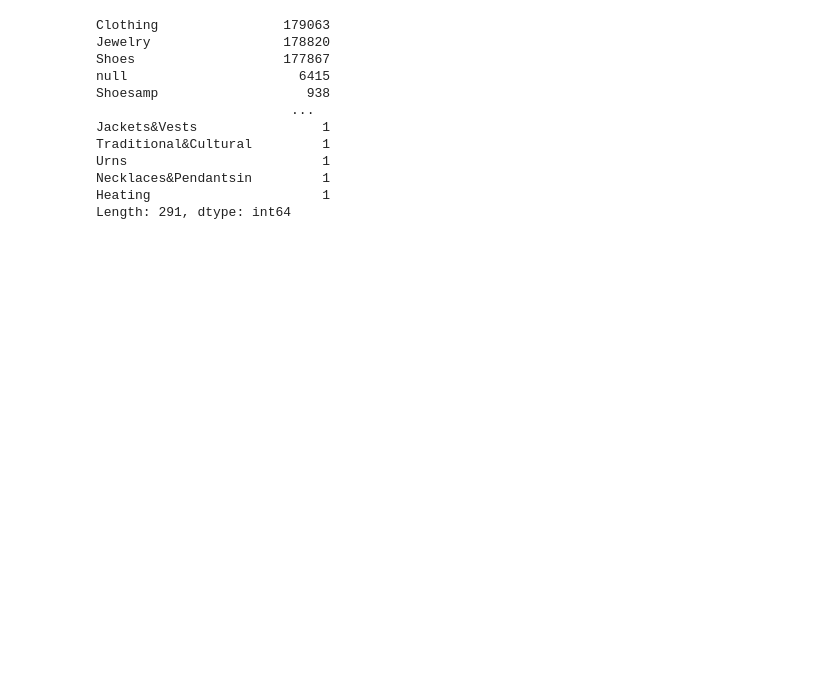
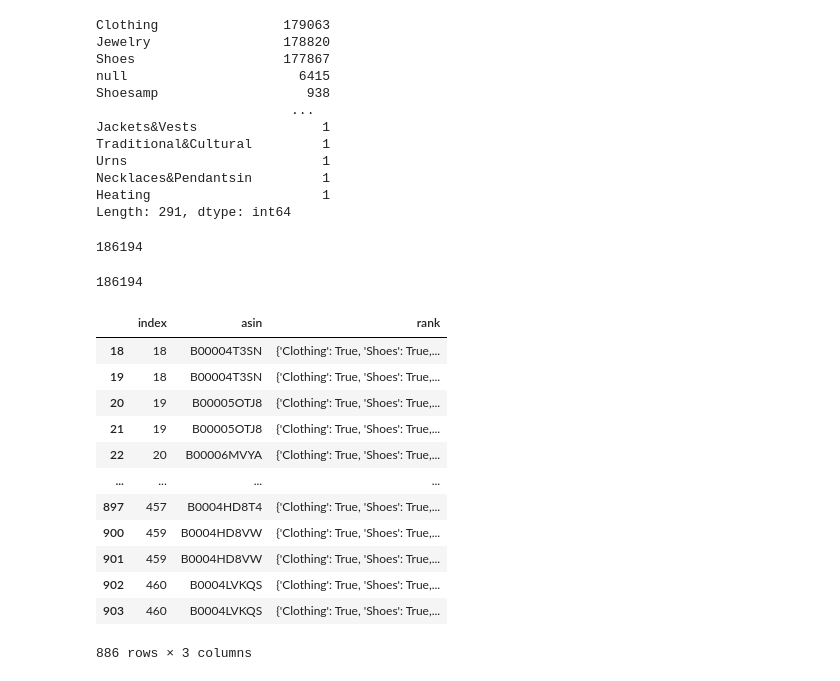
Before and after one commit to jinseo-ok/Graph-Seminar, a Jupyter notebook: Code/Untitled.ipynb, the cells around one changed output. Drawn from its saved outputs; the diff is of its cells as text; code cells hidden in the pictures; blank space fills up the shorter version.

```diff
--- a/Code/Untitled.ipynb
+++ b/Code/Untitled.ipynb
@@ -279,0 +290,24 @@ Length: 291, dtype: int64
+# %%
+pd.Series(temp).nunique()
+# %% [output]
+186194
+# %%
+item['asin'].nunique()
+# %% [output]
+186194
+# %%
+item.loc[item['asin'].duplicated(keep = False)].sort_values('asin')
+# %% [output]
+|  | index | asin | rank |
+| 18 | 18 | B00004T3SN | {'Clothing': True, 'Shoes': True,... |
+| 19 | 18 | B00004T3SN | {'Clothing': True, 'Shoes': True,... |
+| 20 | 19 | B00005OTJ8 | {'Clothing': True, 'Shoes': True,... |
+| 21 | 19 | B00005OTJ8 | {'Clothing': True, 'Shoes': True,... |
+| 22 | 20 | B00006MVYA | {'Clothing': True, 'Shoes': True,... |
+| ... | ... | ... | ... |
+| 897 | 457 | B0004HD8T4 | {'Clothing': True, 'Shoes': True,... |
+| 900 | 459 | B0004HD8VW | {'Clothing': True, 'Shoes': True,... |
+| 901 | 459 | B0004HD8VW | {'Clothing': True, 'Shoes': True,... |
+| 902 | 460 | B0004LVKQS | {'Clothing': True, 'Shoes': True,... |
+| 903 | 460 | B0004LVKQS | {'Clothing': True, 'Shoes': True,... |
+886 rows × 3 columns
```
Also changed, not shown: parts of 12 cells of this notebook, 1 other file.
